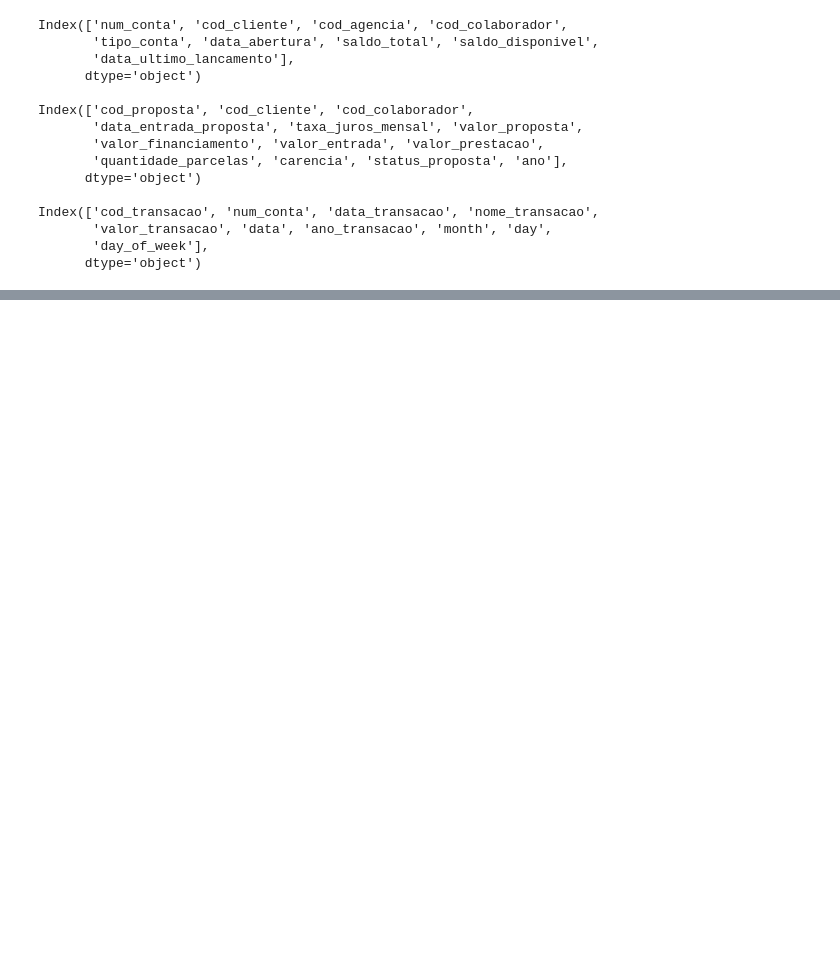
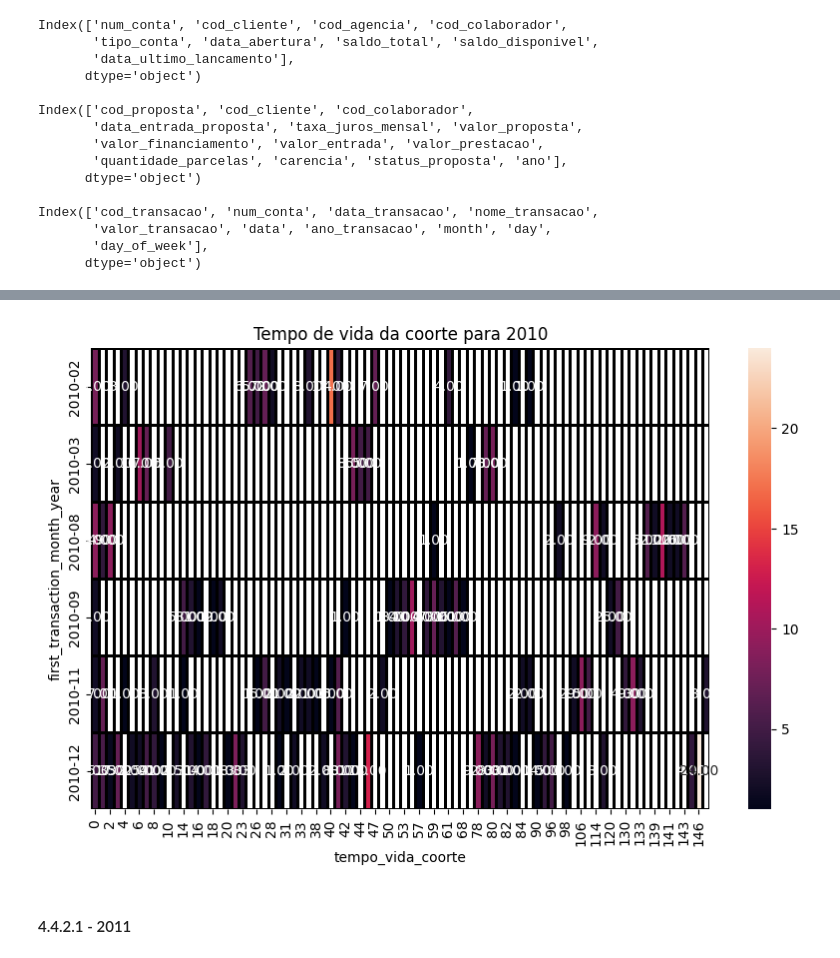
Before and after one commit to renanpan/Projeto_banco_KPI, a Jupyter notebook: lighthouse_DA_project.ipynb, the cells around one changed output, grey strips where cells are left out. Drawn from its saved outputs; the diff is of its cells as text; code cells hidden in the pictures; blank space fills up the shorter version.

```diff
--- a/lighthouse_DA_project.ipynb
+++ b/lighthouse_DA_project.ipynb
@@ -936,0 +1038,3 @@ Conclusão
+# %%
+#criar primeiro a coluna de ano da primeira transação
+transaction_grouped_by_cohort['first_year_transaction'] = transaction_grouped_by_cohort['first_transaction_month_year'].dt.year
@@ -936,0 +1043,12 @@ Conclusão
+# %%
+#Filtrar os dados para 2010
+
+transaction_grouped_by_cohort_2010 = transaction_grouped_by_cohort[transaction_grouped_by_cohort['first_year_transaction'] ==2010]
+
+#apresentar os resultados em uma tabela
+transaction_grouped_by_cohort_2010.pivot_table(
+    index='first_transaction_month_year',
+    columns='tempo_vida_coorte',
+    values='transacao_por_cliente',
+    aggfunc='sum',
+    fill_value='')
@@ -936,0 +1065,18 @@ Conclusão
+# %%
+#Montar o mapa de calor para 2010
+plt.figure(figsize=[10,6])
+plt.title('Tempo de vida da coorte para 2010')
+sns.heatmap(transaction_grouped_by_cohort_2010.pivot_table(
+    index='first_transaction_month_year',
+    columns='tempo_vida_coorte',
+    values='transacao_por_cliente',
+    aggfunc='sum'),
+    annot=True,
+    fmt='.2f',
+    linewidths=1,
+    linecolor='black',)
+plt.show()
+# %% [output]
+[figure, added]
+# %% [markdown]
+#### 4.4.2.1 - 2011
```
Also changed, not shown: parts of 30 cells of this notebook.
